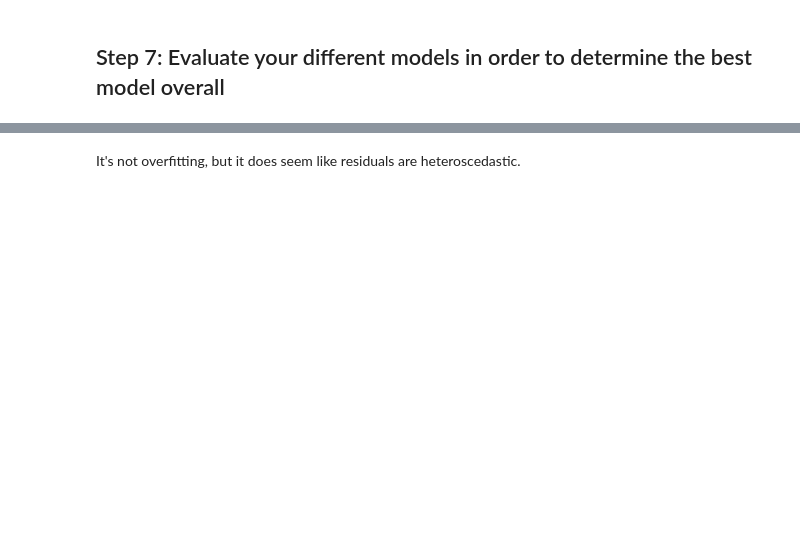
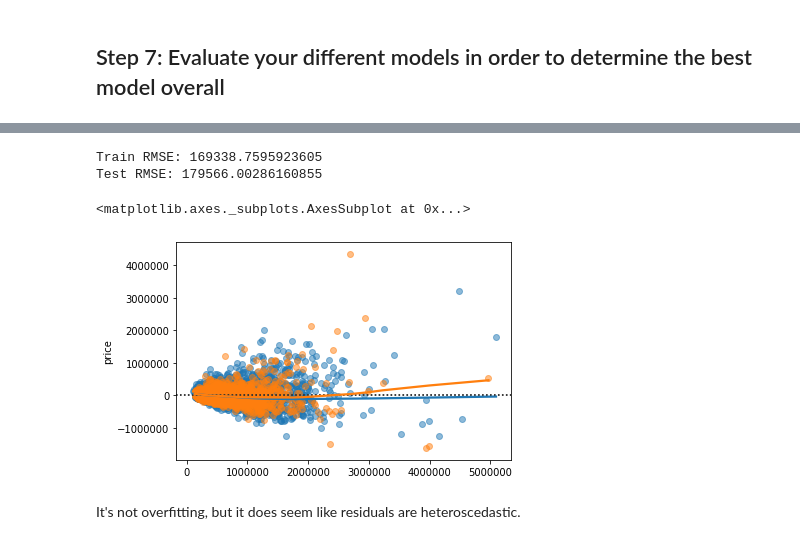
Before and after one commit to stereopickle/housing_price_bakeoff, a Jupyter notebook: Applied_practice.ipynb, the cells around one changed output, grey strips where cells are left out. Saved outputs shown, nothing was run; the diff lists cells and outputs as text; code cells hidden in the pictures; blank space fills up the shorter version.

```diff
--- a/Applied_practice.ipynb
+++ b/Applied_practice.ipynb
@@ -710,10 +733,3 @@ NormaltestResult(statistic=7312.918005694573, pvalue=0.0)
 ## Step 6: Utilize some different feature selection techniques before or in conjuction with fitting your models
 # %% [markdown]
 ### 6.1) Utilize a filter method to identify some features to remove from the model.
-# %%
-from statsmodels.stats.outliers_influence import variance_inflation_factor
-# if above 10 VIF - you should consider dropping this feature.
-vif = pd.DataFrame()
-vif["VIF Factor"] = [variance_inflation_factor(X3.values, i) for i in range(X3.shape[1])]
-vif["features"] = X3.columns
-vif.round(1)
@@ -891,3 +867,22 @@ X3c = X3[X3.columns[selector.support_]]
+# %%
+from statsmodels.stats.outliers_influence import variance_inflation_factor
+# if above 10 VIF - you should consider dropping this feature.
+
+def vif_(df_feat):
+    vif = pd.DataFrame()
+    vif["VIF Factor"] = [variance_inflation_factor(df_feat.values, i) for i in range(df_feat.shape[1])]
+    vif["features"] = df_feat.columns
+    vif.round(1)
+    return vif, vif[(vif['VIF Factor'] != np.inf) & (vif['VIF Factor'] > 10)
+              ].sort_values(by = "VIF Factor", ascending = False).features
+
+
+
+rmfeats1 = vif_(X3a)[1]
+rmfeats2 = vif_(X3b)[1]
+# %%
+X3a2 = X3a.drop(rmfeats1, axis = 1)
+X3b2 = X3b.drop(rmfeats2, axis = 1)
 # %%
 print(lin_fit(X3, y))
 print(lin_fit(X3a, y))
@@ -943,2 +920,12 @@ Test RMSE: 149102.30018689047
+# %%
+X_train, X_test, y_train, y_test, y_pred_train, y_pred_test = test_train_split(X3a2, y)
+
+sns.residplot(y_pred_train, y_train, lowess = True, scatter_kws = {'alpha':0.5})
+sns.residplot(y_pred_test, y_test, lowess = True, scatter_kws = {'alpha':0.5})
+# %% [output]
+Train RMSE: 169338.7595923605
+Test RMSE: 179566.00286160855
+<matplotlib.axes._subplots.AxesSubplot at 0x...>
+[figure, added]
 # %% [markdown]
 It's not overfitting, but it does seem like residuals are heteroscedastic.
```
Also changed, not shown: parts of 29 cells of this notebook.
